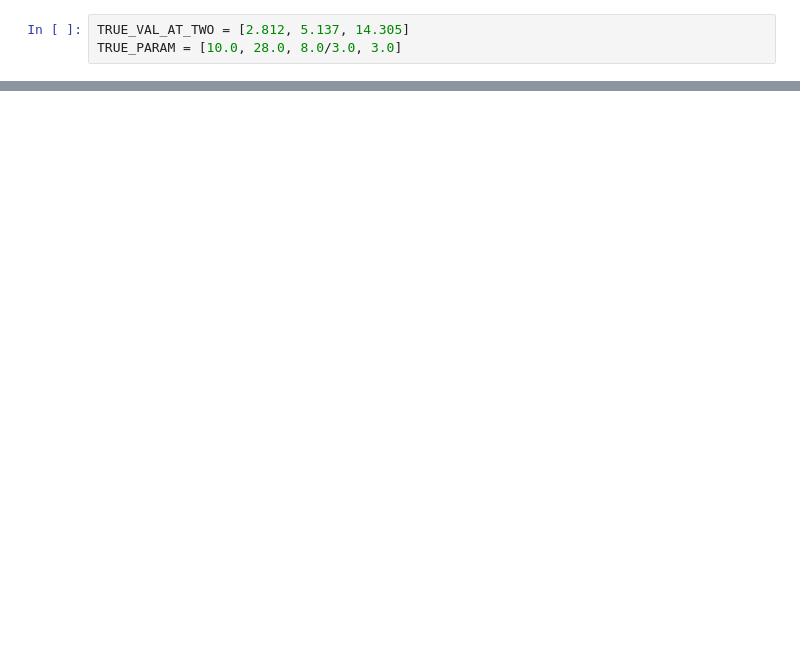
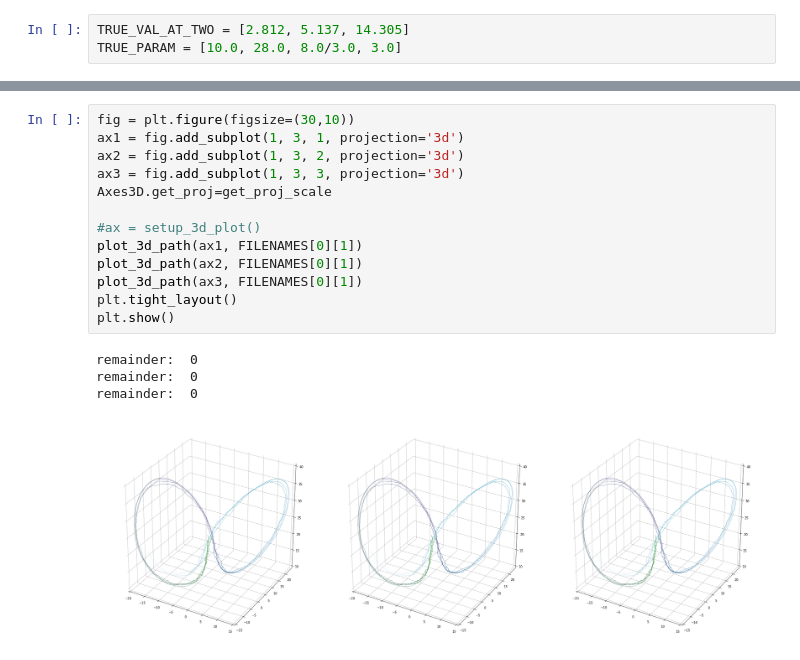
Before and after one commit to mmider/BridgeSDEInference.jl, a Jupyter notebook: scripts/papers/continuous_discrete_smoothing_of_diffusions/lorenz_plots.ipynb, the cells around one changed output, grey strips where cells are left out. Drawn from its saved outputs; the diff is of its cells as text; blank space fills up the shorter version.

```diff
--- a/scripts/papers/continuous_discrete_smoothing_of_diffusions/lorenz_plots.ipynb
+++ b/scripts/papers/continuous_discrete_smoothing_of_diffusions/lorenz_plots.ipynb
@@ -115,0 +222,18 @@ Name: x2, dtype: float64
+# %%
+fig = plt.figure(figsize=(30,10))
+ax1 = fig.add_subplot(1, 3, 1, projection='3d')
+ax2 = fig.add_subplot(1, 3, 2, projection='3d')
+ax3 = fig.add_subplot(1, 3, 3, projection='3d')
+Axes3D.get_proj=get_proj_scale
+
+#ax = setup_3d_plot()
+plot_3d_path(ax1, FILENAMES[0][1])
+plot_3d_path(ax2, FILENAMES[0][1])
+plot_3d_path(ax3, FILENAMES[0][1])
+plt.tight_layout()
+plt.show()
+# %% [output]
+remainder:  0
+remainder:  0
+remainder:  0
+[figure, added]
```
Also changed, not shown: parts of 7 cells of this notebook, 4 other files.
